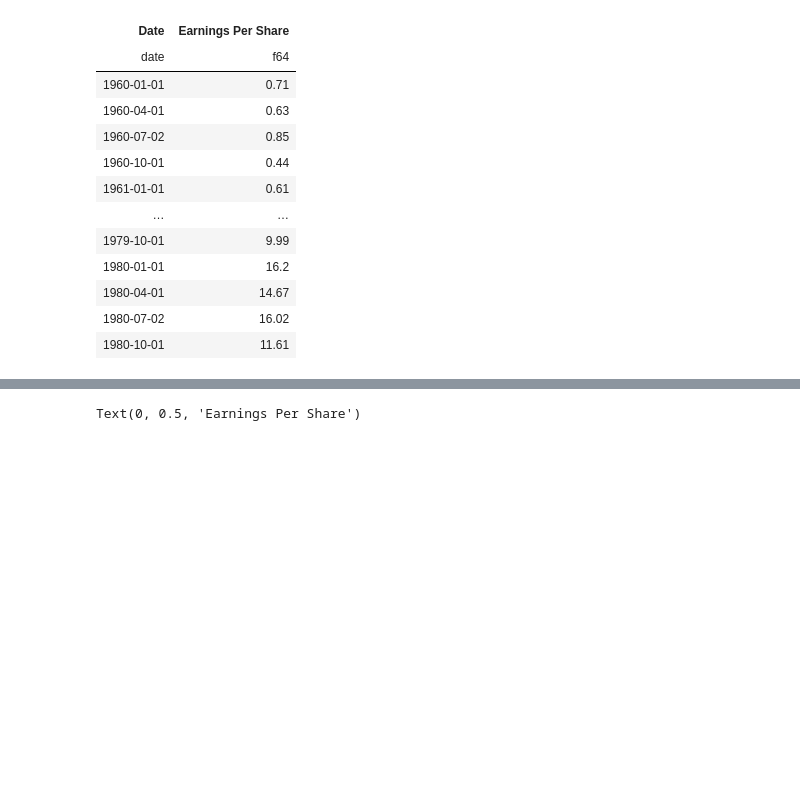
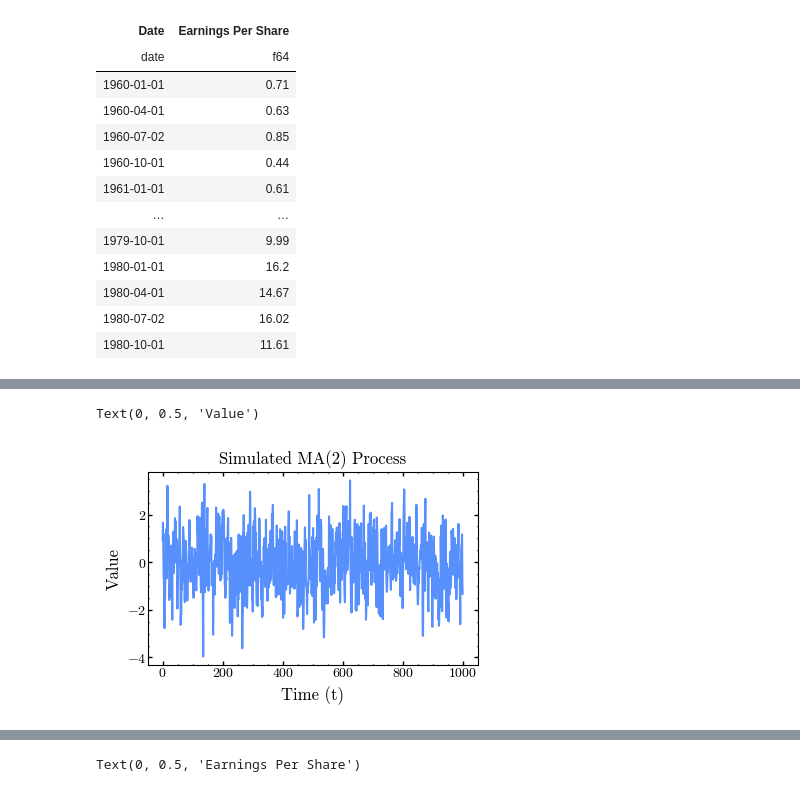
Before and after one commit to iragca/DS412-Time-Series-Analysis-and-Stochastic-Processes, a Jupyter notebook: notebooks/3.0-assignment.ipynb, the cells around one changed output, grey strips where cells are left out. Cells and saved outputs as stored; diff of their text form; code cells hidden in the pictures; blank space fills up the shorter version.

```diff
--- a/notebooks/3.0-assignment.ipynb
+++ b/notebooks/3.0-assignment.ipynb
@@ -70,0 +94,17 @@ train, test = split_data(0.8, dataset["Earnings Per Share"])
+# %%
+from statsmodels.tsa.arima.model import ARIMA
+from statsmodels.tsa.arima_process import ArmaProcess
+from statsmodels.graphics.tsaplots import plot_acf
+
+ma_process = ArmaProcess(
+    ar=[1, 0, 0],
+    ma=[1, 0.5, 0.4],
+).generate_sample(1000)
+
+sns.lineplot(ma_process)
+plt.title("Simulated MA(2) Process")
+plt.xlabel("Time (t)")
+plt.ylabel("Value")
+# %% [output]
+Text(0, 0.5, 'Value')
+[figure, added]
```
Also changed, not shown: parts of 31 cells of this notebook, 1 other file.
